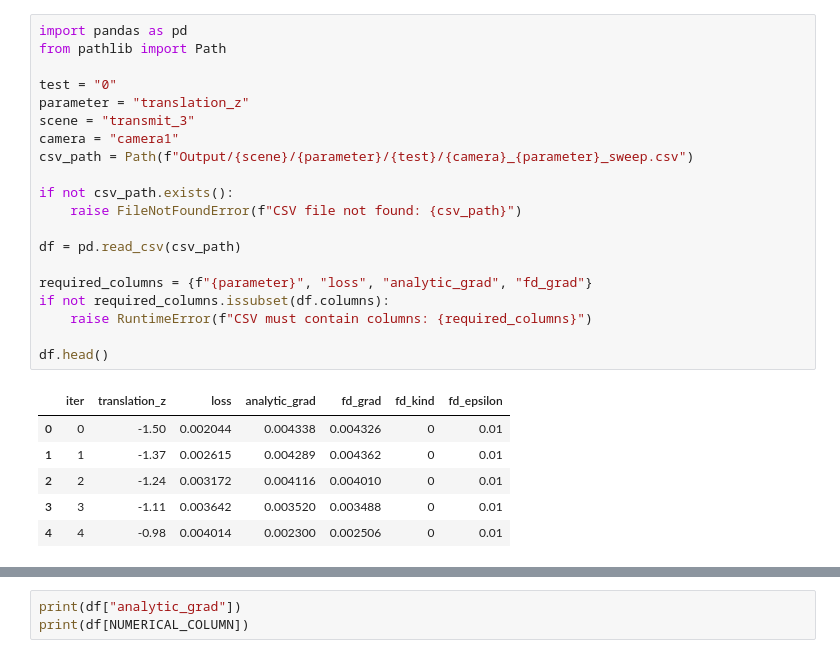
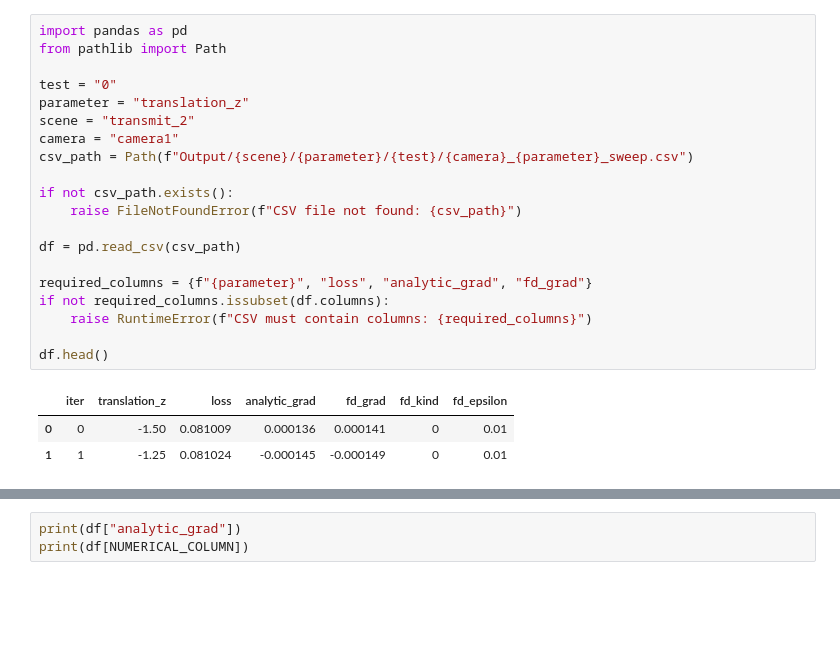
Before and after one commit to M-Gjerde/DifferentiablePointRendering, a Jupyter notebook: python/finite_difference/notebook_scatter_2.ipynb, the cells around one changed output, grey strips where cells are left out. Cells and saved outputs as stored; diff of their text form; blank space fills up the shorter version.

Commit message:
WIP transmit_2 seems to be the only issue atm

```diff
--- a/python/finite_difference/notebook_scatter_2.ipynb
+++ b/python/finite_difference/notebook_scatter_2.ipynb
@@ -1,30 +1,27 @@
 # %%
 import pandas as pd
 from pathlib import Path
 
 test = "0"
 parameter = "translation_z"
-scene = "transmit_3"
+scene = "transmit_2"
 camera = "camera1"
 csv_path = Path(f"Output/{scene}/{parameter}/{test}/{camera}_{parameter}_sweep.csv")
 
 if not csv_path.exists():
     raise FileNotFoundError(f"CSV file not found: {csv_path}")
 
 df = pd.read_csv(csv_path)
 
 required_columns = {f"{parameter}", "loss", "analytic_grad", "fd_grad"}
 if not required_columns.issubset(df.columns):
     raise RuntimeError(f"CSV must contain columns: {required_columns}")
 
 df.head()
 # %% [output]
 |  | iter | translation_z | loss | analytic_grad | fd_grad | fd_kind | fd_epsilon |
-| 0 | 0 | -1.50 | 0.002044 | 0.004338 | 0.004326 | 0 | 0.01 |
-| 1 | 1 | -1.37 | 0.002615 | 0.004289 | 0.004362 | 0 | 0.01 |
-| 2 | 2 | -1.24 | 0.003172 | 0.004116 | 0.004010 | 0 | 0.01 |
-| 3 | 3 | -1.11 | 0.003642 | 0.003520 | 0.003488 | 0 | 0.01 |
-| 4 | 4 | -0.98 | 0.004014 | 0.002300 | 0.002506 | 0 | 0.01 |
+| 0 | 0 | -1.50 | 0.081009 | 0.000136 | 0.000141 | 0 | 0.01 |
+| 1 | 1 | -1.25 | 0.081024 | -0.000145 | -0.000149 | 0 | 0.01 |
 # %%
 import matplotlib.pyplot as plt
 
```
Also changed, not shown: parts of 4 cells of this notebook, 11 other files.
